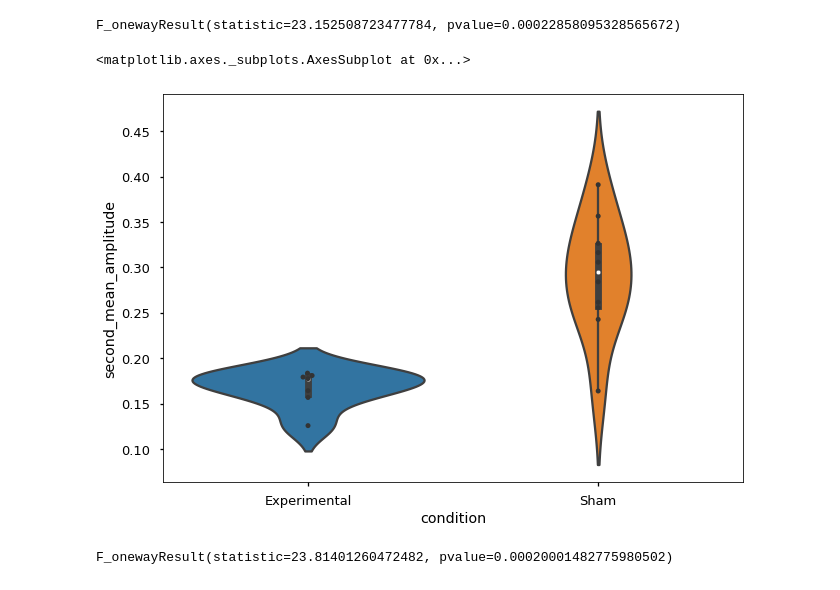
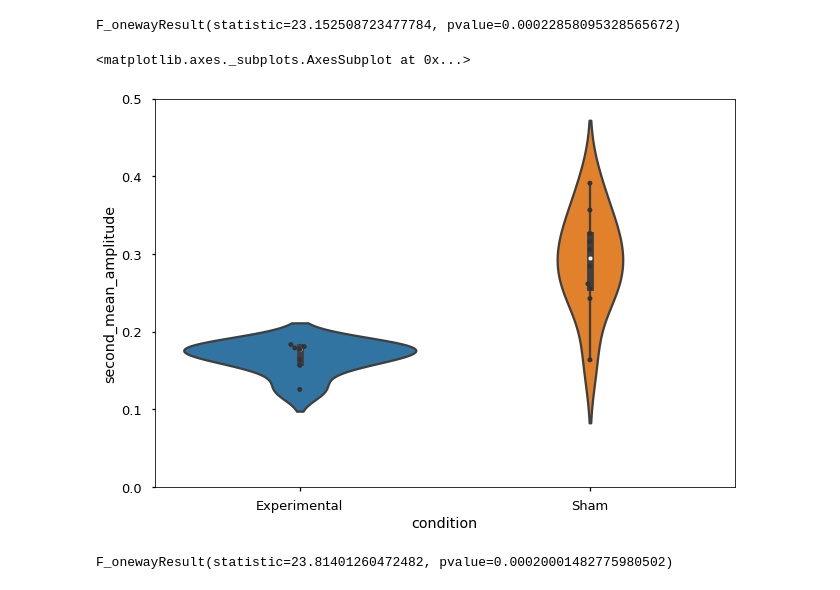
Before and after one commit to itsMahad/MothAbdominalRestriction, a Jupyter notebook: A_Step7_Displacement_Distance_Tortuosity_Loop.ipynb, the cells around one changed output. Drawn from its saved outputs; the diff is of its cells as text; code cells hidden in the pictures.

```diff
--- a/A_Step7_Displacement_Distance_Tortuosity_Loop.ipynb
+++ b/A_Step7_Displacement_Distance_Tortuosity_Loop.ipynb
@@ -295,13 +296,14 @@ F_onewayResult(statistic=23.152508723477784, pvalue=0.00022858095328565672)
 # %%
 #need to add the original values to ground these comparisons
 
-sns.violinplot(x="condition", y="second_mean_amplitude",
+ax = sns.violinplot(x="condition", y="second_mean_amplitude",
                     data= new_df)
+ax.set_ylim(0,0.5)
 sns.swarmplot(x="condition", y="second_mean_amplitude",
                     data=new_df, color="0.2")
 # %% [output]
 <matplotlib.axes._subplots.AxesSubplot at 0x...>
-[figure, old version]
+[figure, new version]
 # %%
 #this method assumes each data point is independent. However, even under this assumption there are no significant differences
 s_s_amplitude = new_df[new_df.condition == "Sham"].second_mean_amplitude.values
```
Also changed, not shown: parts of 4 cells of this notebook.
